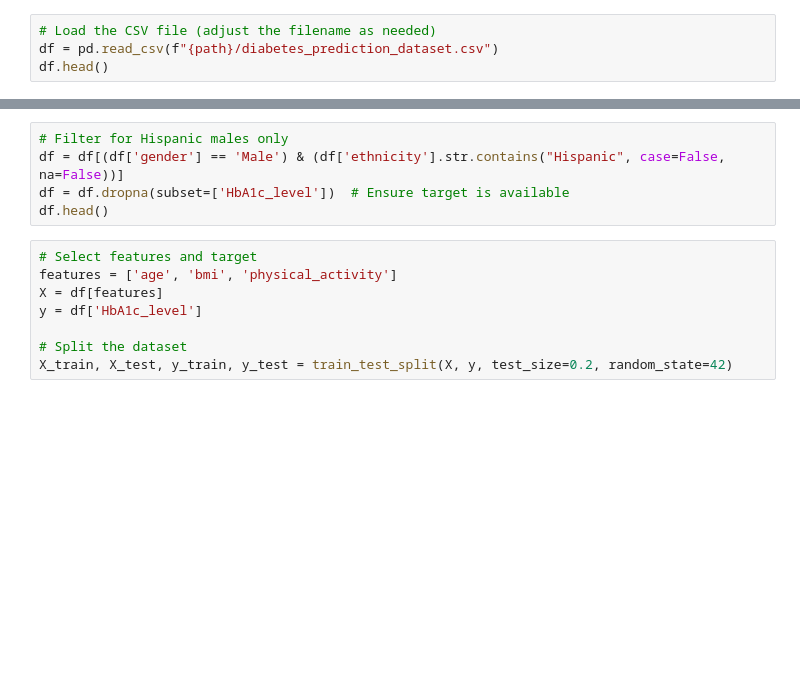
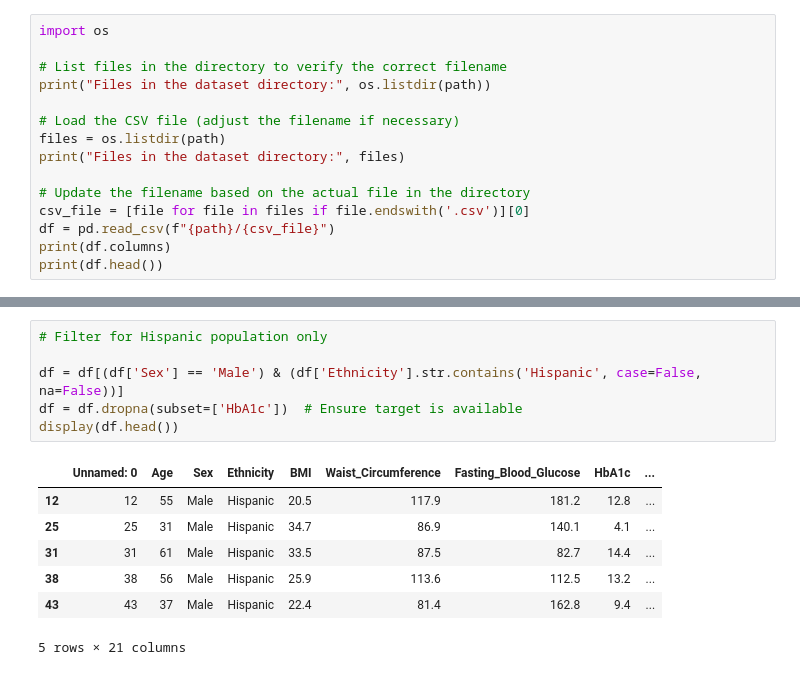
Before and after one commit to ACastel21/MGT665-Final-assessment-submission, a Jupyter notebook: notebooks/Final-assessment-jupyter-notebook.ipynb, the cells around one changed output, grey strips where cells are left out. Drawn from its saved outputs; the diff is of its cells as text; blank space fills up the shorter version.

```diff
--- a/notebooks/Final-assessment-jupyter-notebook.ipynb
+++ b/notebooks/Final-assessment-jupyter-notebook.ipynb
@@ -18,4 +38,15 @@ print("Path to dataset files:", path)
 # %%
-# Load the CSV file (adjust the filename as needed)
-df = pd.read_csv(f"{path}/diabetes_prediction_dataset.csv")
-df.head()
+import os
+
+# List files in the directory to verify the correct filename
+print("Files in the dataset directory:", os.listdir(path))
+
+# Load the CSV file (adjust the filename if necessary)
+files = os.listdir(path)
+print("Files in the dataset directory:", files)
+
+# Update the filename based on the actual file in the directory
+csv_file = [file for file in files if file.endswith('.csv')][0]
+df = pd.read_csv(f"{path}/{csv_file}")
+print(df.columns)
+print(df.head())
@@ -22,14 +71,15 @@ df.head()
 # %%
-# Filter for Hispanic males only
-df = df[(df['gender'] == 'Male') & (df['ethnicity'].str.contains("Hispanic", case=False, na=False))]
-df = df.dropna(subset=['HbA1c_level'])  # Ensure target is available
-df.head()
+# Filter for Hispanic population only
+
+df = df[(df['Sex'] == 'Male') & (df['Ethnicity'].str.contains('Hispanic', case=False, na=False))]
+df = df.dropna(subset=['HbA1c'])  # Ensure target is available
+display(df.head())
+# %% [output]
+|  | Unnamed: 0 | Age | Sex | Ethnicity | BMI | Waist_Circumference | Fasting_Blood_Glucose | HbA1c | ... |
+| 12 | 12 | 55 | Male | Hispanic | 20.5 | 117.9 | 181.2 | 12.8 | ... |
+| 25 | 25 | 31 | Male | Hispanic | 34.7 | 86.9 | 140.1 | 4.1 | ... |
+| 31 | 31 | 61 | Male | Hispanic | 33.5 | 87.5 | 82.7 | 14.4 | ... |
+| 38 | 38 | 56 | Male | Hispanic | 25.9 | 113.6 | 112.5 | 13.2 | ... |
+| 43 | 43 | 37 | Male | Hispanic | 22.4 | 81.4 | 162.8 | 9.4 | ... |
+5 rows × 21 columns
-# %%
-# Select features and target
-features = ['age', 'bmi', 'physical_activity']
-X = df[features]
-y = df['HbA1c_level']
-
-# Split the dataset
-X_train, X_test, y_train, y_test = train_test_split(X, y, test_size=0.2, random_state=42)
 # %%
```
Also changed, not shown: parts of 7 cells of this notebook.
